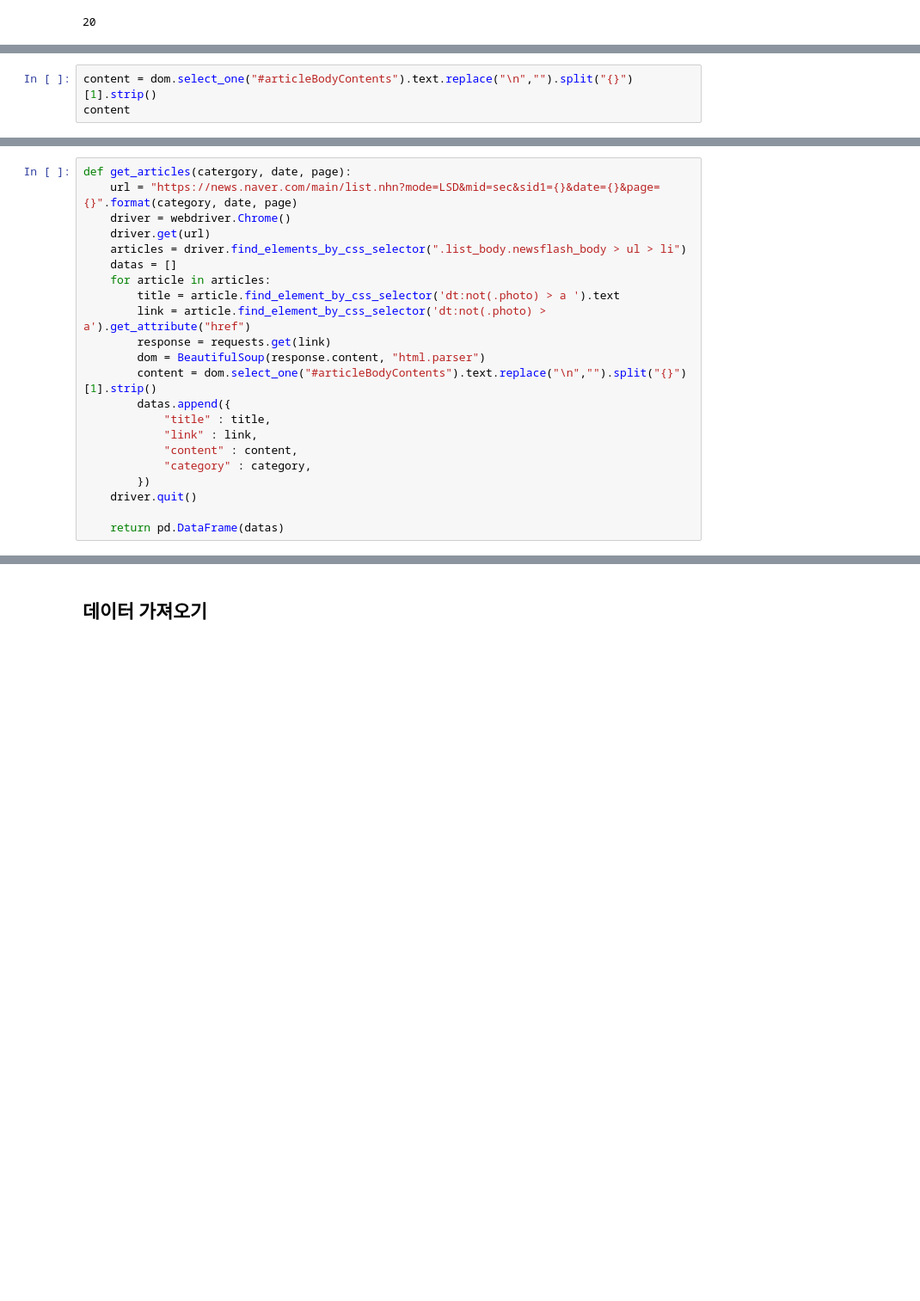
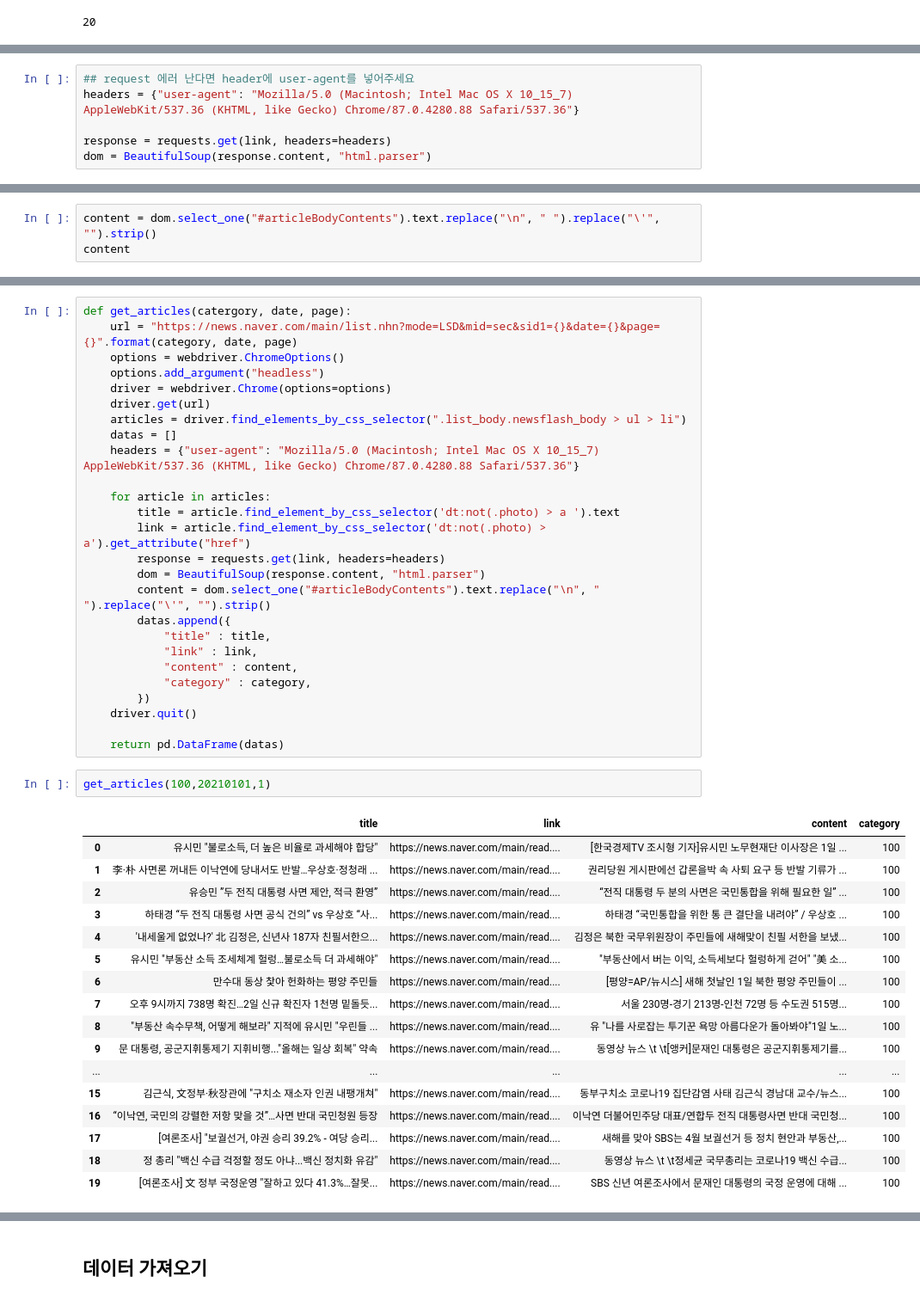
Before and after one commit to dockyum/TIL-data-science, a Jupyter notebook: request/13_example_selenium.ipynb, the cells around one changed output, grey strips where cells are left out. Shown at 86% size. Cells and saved outputs as stored; diff of their text form; blank space fills up the shorter version.

Commit message:
fix requests error by setting headers - DAY26

```diff
--- a/request/13_example_selenium.ipynb
+++ b/request/13_example_selenium.ipynb
@@ -43,0 +39,6 @@ ConnectionError: ('Connection aborted.', RemoteDisconnected('Remote end closed c
+# %%
+## request 에러 난다면 header에 user-agent를 넣어주세요
+headers = {"user-agent": "Mozilla/5.0 (Macintosh; Intel Mac OS X 10_15_7) AppleWebKit/537.36 (KHTML, like Gecko) Chrome/87.0.4280.88 Safari/537.36"}
+
+response = requests.get(link, headers=headers)
+dom = BeautifulSoup(response.content, "html.parser")
@@ -44,4 +49,4 @@ ConnectionError: ('Connection aborted.', RemoteDisconnected('Remote end closed c
 # %%
-content = dom.select_one("#articleBodyContents").text.replace("\n","").split("{}")[1].strip()
+content = dom.select_one("#articleBodyContents").text.replace("\n", " ").replace("\'", "").strip()
 content
 # %% [output]
@@ -49,16 +54,20 @@ NameError: name 'dom' is not defined
 # %%
 def get_articles(catergory, date, page):
     url = "https://news.naver.com/main/list.nhn?mode=LSD&mid=sec&sid1={}&date={}&page={}".format(category, date, page)
-    driver = webdriver.Chrome()
+    options = webdriver.ChromeOptions()
+    options.add_argument("headless")
+    driver = webdriver.Chrome(options=options)
     driver.get(url)
     articles = driver.find_elements_by_css_selector(".list_body.newsflash_body > ul > li")
     datas = []
+    headers = {"user-agent": "Mozilla/5.0 (Macintosh; Intel Mac OS X 10_15_7) AppleWebKit/537.36 (KHTML, like Gecko) Chrome/87.0.4280.88 Safari/537.36"}
+
     for article in articles:
         title = article.find_element_by_css_selector('dt:not(.photo) > a ').text
         link = article.find_element_by_css_selector('dt:not(.photo) > a').get_attribute("href")
-        response = requests.get(link)
+        response = requests.get(link, headers=headers)
         dom = BeautifulSoup(response.content, "html.parser")
-        content = dom.select_one("#articleBodyContents").text.replace("\n","").split("{}")[1].strip()
+        content = dom.select_one("#articleBodyContents").text.replace("\n", " ").replace("\'", "").strip()
         datas.append({
             "title" : title,
             "link" : link,
@@ -68,3 +77,23 @@ def get_articles(catergory, date, page):
     driver.quit()
 
     return pd.DataFrame(datas)
+# %%
+get_articles(100,20210101,1)
+# %% [output]
+|  | title | link | content | category |
+| 0 | 유시민 "불로소득, 더 높은 비율로 과세해야 합당" | https://news.naver.com/main/read.... | [한국경제TV 조시형 기자]유시민 노무현재단 이사장은 1일 ... | 100 |
+| 1 | 李·朴 사면론 꺼내든 이낙연에 당내서도 반발…우상호·정청래 ... | https://news.naver.com/main/read.... | 권리당원 게시판에선 갑론을박 속 사퇴 요구 등 반발 기류가 ... | 100 |
+| 2 | 유승민 ”두 전직 대통령 사면 제안, 적극 환영” | https://news.naver.com/main/read.... | “전직 대통령 두 분의 사면은 국민통합을 위해 필요한 일” ... | 100 |
+| 3 | 하태경 “두 전직 대통령 사면 공식 건의” vs 우상호 “사... | https://news.naver.com/main/read.... | 하태경 “국민통합을 위한 통 큰 결단을 내려야” / 우상호 ... | 100 |
+| 4 | '내세울게 없었나?' 北 김정은, 신년사 187자 친필서한으... | https://news.naver.com/main/read.... | 김정은 북한 국무위원장이 주민들에 새해맞이 친필 서한을 보냈... | 100 |
+| 5 | 유시민 "부동산 소득 조세체계 헐렁…불로소득 더 과세해야" | https://news.naver.com/main/read.... | "부동산에서 버는 이익, 소득세보다 헐렁하게 걷어" "美 소... | 100 |
+| 6 | 만수대 동상 찿아 헌화하는 평양 주민들 | https://news.naver.com/main/read.... | [평양=AP/뉴시스] 새해 첫날인 1일 북한 평양 주민들이 ... | 100 |
+| 7 | 오후 9시까지 738명 확진…2일 신규 확진자 1천명 밑돌듯... | https://news.naver.com/main/read.... | 서울 230명-경기 213명-인천 72명 등 수도권 515명... | 100 |
+| 8 | "부동산 속수무책, 어떻게 해보라" 지적에 유시민 "우린들 ... | https://news.naver.com/main/read.... | 유 "나를 사로잡는 투기꾼 욕망 아름다운가 돌아봐야"1일 노... | 100 |
+| 9 | 문 대통령, 공군지휘통제기 지휘비행..."올해는 일상 회복" 약속 | https://news.naver.com/main/read.... | 동영상 뉴스 \t \t[앵커]문재인 대통령은 공군지휘통제기를... | 100 |
+| ... | ... | ... | ... | ... |
+| 15 | 김근식, 文정부·秋장관에 "구치소 재소자 인권 내팽개쳐" | https://news.naver.com/main/read.... | 동부구치소 코로나19 집단감염 사태 김근식 경남대 교수/뉴스... | 100 |
+| 16 | “이낙연, 국민의 강렬한 저항 맞을 것”…사면 반대 국민청원 등장 | https://news.naver.com/main/read.... | 이낙연 더불어민주당 대표/연합두 전직 대통령사면 반대 국민청... | 100 |
+| 17 | [여론조사] "보궐선거, 야권 승리 39.2% - 여당 승리... | https://news.naver.com/main/read.... | 새해를 맞아 SBS는 4월 보궐선거 등 정치 현안과 부동산,... | 100 |
+| 18 | 정 총리 "백신 수급 걱정할 정도 아냐...백신 정치화 유감" | https://news.naver.com/main/read.... | 동영상 뉴스 \t \t정세균 국무총리는 코로나19 백신 수급... | 100 |
+| 19 | [여론조사] 文 정부 국정운영 "잘하고 있다 41.3%…잘못... | https://news.naver.com/main/read.... | SBS 신년 여론조사에서 문재인 대통령의 국정 운영에 대해 ... | 100 |
```
Also changed, not shown: parts of 8 cells of this notebook.
